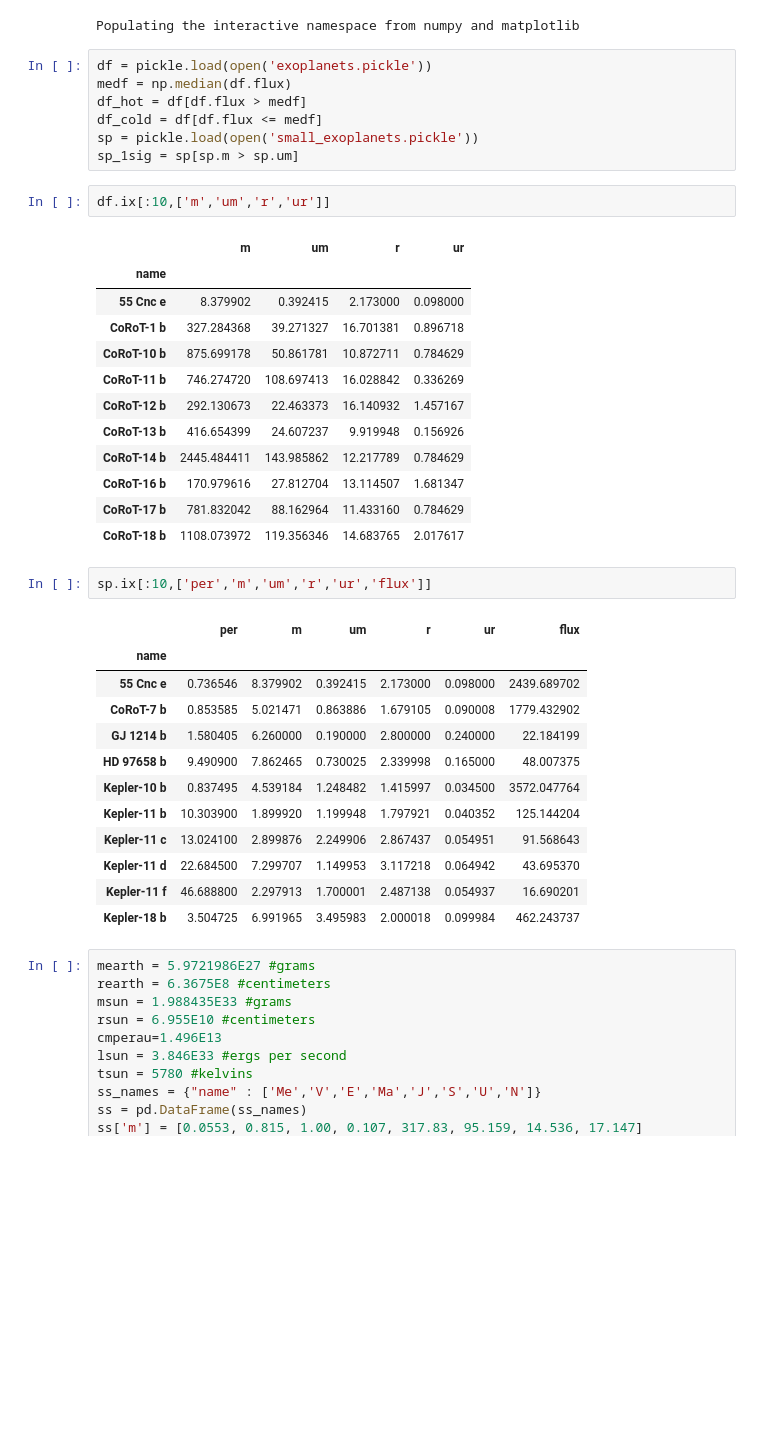
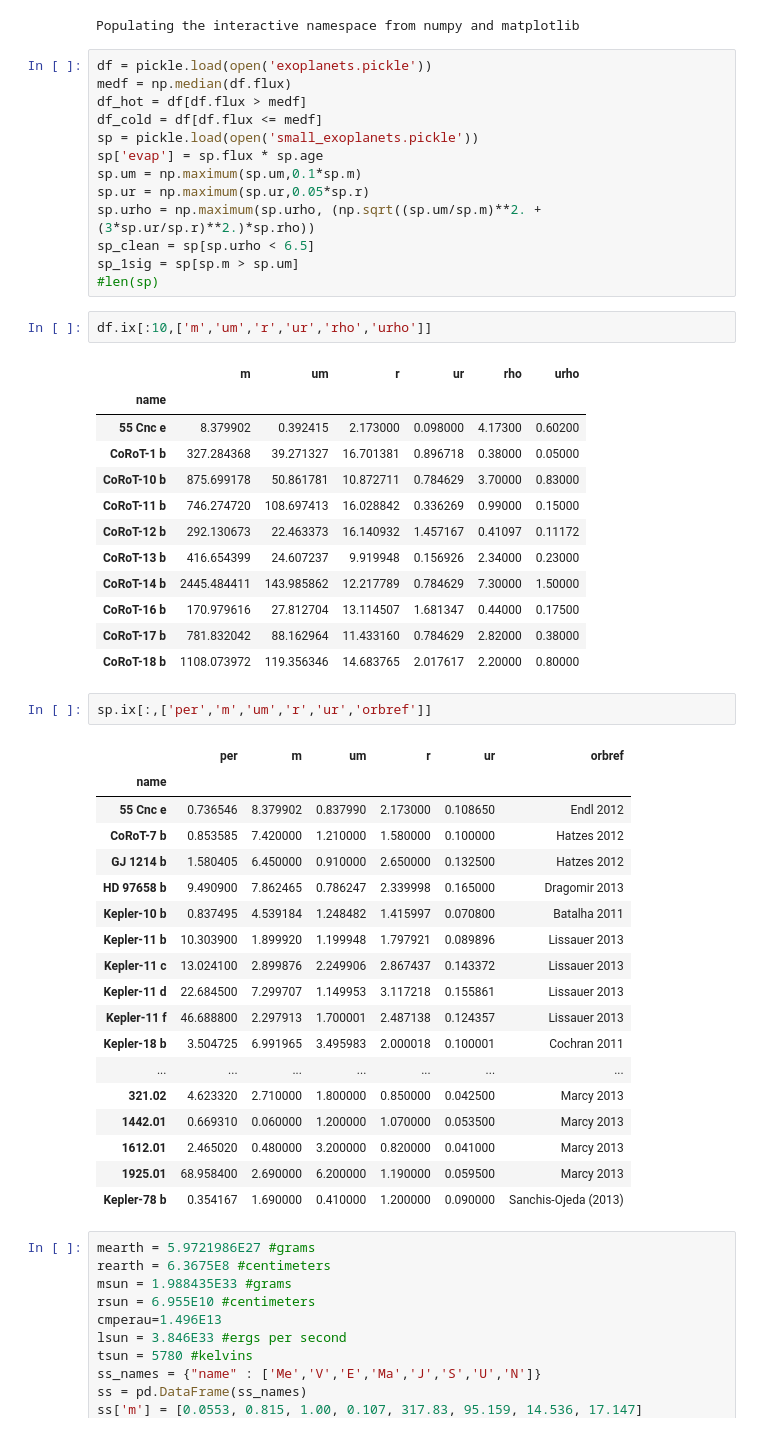
Before and after one commit to sealauren/mrf, a Jupyter notebook: plot_mr.ipynb, the cells around one changed output. Saved outputs shown, nothing was run; the diff lists cells and outputs as text; blank space fills up the shorter version.

```diff
--- a/plot_mr.ipynb
+++ b/plot_mr.ipynb
@@ -12,37 +12,49 @@ medf = np.median(df.flux)
 df_hot = df[df.flux > medf]
 df_cold = df[df.flux <= medf]
 sp = pickle.load(open('small_exoplanets.pickle'))
+sp['evap'] = sp.flux * sp.age
+sp.um = np.maximum(sp.um,0.1*sp.m)
+sp.ur = np.maximum(sp.ur,0.05*sp.r)
+sp.urho = np.maximum(sp.urho, (np.sqrt((sp.um/sp.m)**2. + (3*sp.ur/sp.r)**2.)*sp.rho))
+sp_clean = sp[sp.urho < 6.5]
 sp_1sig = sp[sp.m > sp.um]
+#len(sp)
 # %%
-df.ix[:10,['m','um','r','ur']]
+df.ix[:10,['m','um','r','ur','rho','urho']]
 # %% [output]
-|  | m | um | r | ur |
-| name |  |  |  |  |
-| 55 Cnc e | 8.379902 | 0.392415 | 2.173000 | 0.098000 |
-| CoRoT-1 b | 327.284368 | 39.271327 | 16.701381 | 0.896718 |
-| CoRoT-10 b | 875.699178 | 50.861781 | 10.872711 | 0.784629 |
-| CoRoT-11 b | 746.274720 | 108.697413 | 16.028842 | 0.336269 |
-| CoRoT-12 b | 292.130673 | 22.463373 | 16.140932 | 1.457167 |
-| CoRoT-13 b | 416.654399 | 24.607237 | 9.919948 | 0.156926 |
-| CoRoT-14 b | 2445.484411 | 143.985862 | 12.217789 | 0.784629 |
-| CoRoT-16 b | 170.979616 | 27.812704 | 13.114507 | 1.681347 |
-| CoRoT-17 b | 781.832042 | 88.162964 | 11.433160 | 0.784629 |
-| CoRoT-18 b | 1108.073972 | 119.356346 | 14.683765 | 2.017617 |
+|  | m | um | r | ur | rho | urho |
+| name |  |  |  |  |  |  |
+| 55 Cnc e | 8.379902 | 0.392415 | 2.173000 | 0.098000 | 4.17300 | 0.60200 |
+| CoRoT-1 b | 327.284368 | 39.271327 | 16.701381 | 0.896718 | 0.38000 | 0.05000 |
+| CoRoT-10 b | 875.699178 | 50.861781 | 10.872711 | 0.784629 | 3.70000 | 0.83000 |
+| CoRoT-11 b | 746.274720 | 108.697413 | 16.028842 | 0.336269 | 0.99000 | 0.15000 |
+| CoRoT-12 b | 292.130673 | 22.463373 | 16.140932 | 1.457167 | 0.41097 | 0.11172 |
+| CoRoT-13 b | 416.654399 | 24.607237 | 9.919948 | 0.156926 | 2.34000 | 0.23000 |
+| CoRoT-14 b | 2445.484411 | 143.985862 | 12.217789 | 0.784629 | 7.30000 | 1.50000 |
+| CoRoT-16 b | 170.979616 | 27.812704 | 13.114507 | 1.681347 | 0.44000 | 0.17500 |
+| CoRoT-17 b | 781.832042 | 88.162964 | 11.433160 | 0.784629 | 2.82000 | 0.38000 |
+| CoRoT-18 b | 1108.073972 | 119.356346 | 14.683765 | 2.017617 | 2.20000 | 0.80000 |
 # %%
-sp.ix[:10,['per','m','um','r','ur','flux']]
+sp.ix[:,['per','m','um','r','ur','orbref']]
 # %% [output]
-|  | per | m | um | r | ur | flux |
+|  | per | m | um | r | ur | orbref |
 | name |  |  |  |  |  |  |
-| 55 Cnc e | 0.736546 | 8.379902 | 0.392415 | 2.173000 | 0.098000 | 2439.689702 |
-| CoRoT-7 b | 0.853585 | 5.021471 | 0.863886 | 1.679105 | 0.090008 | 1779.432902 |
-| GJ 1214 b | 1.580405 | 6.260000 | 0.190000 | 2.800000 | 0.240000 | 22.184199 |
-| HD 97658 b | 9.490900 | 7.862465 | 0.730025 | 2.339998 | 0.165000 | 48.007375 |
-| Kepler-10 b | 0.837495 | 4.539184 | 1.248482 | 1.415997 | 0.034500 | 3572.047764 |
-| Kepler-11 b | 10.303900 | 1.899920 | 1.199948 | 1.797921 | 0.040352 | 125.144204 |
-| Kepler-11 c | 13.024100 | 2.899876 | 2.249906 | 2.867437 | 0.054951 | 91.568643 |
-| Kepler-11 d | 22.684500 | 7.299707 | 1.149953 | 3.117218 | 0.064942 | 43.695370 |
-| Kepler-11 f | 46.688800 | 2.297913 | 1.700001 | 2.487138 | 0.054937 | 16.690201 |
-| Kepler-18 b | 3.504725 | 6.991965 | 3.495983 | 2.000018 | 0.099984 | 462.243737 |
+| 55 Cnc e | 0.736546 | 8.379902 | 0.837990 | 2.173000 | 0.108650 | Endl 2012 |
+| CoRoT-7 b | 0.853585 | 7.420000 | 1.210000 | 1.580000 | 0.100000 | Hatzes 2012 |
+| GJ 1214 b | 1.580405 | 6.450000 | 0.910000 | 2.650000 | 0.132500 | Hatzes 2012 |
+| HD 97658 b | 9.490900 | 7.862465 | 0.786247 | 2.339998 | 0.165000 | Dragomir 2013 |
+| Kepler-10 b | 0.837495 | 4.539184 | 1.248482 | 1.415997 | 0.070800 | Batalha 2011 |
+| Kepler-11 b | 10.303900 | 1.899920 | 1.199948 | 1.797921 | 0.089896 | Lissauer 2013 |
+| Kepler-11 c | 13.024100 | 2.899876 | 2.249906 | 2.867437 | 0.143372 | Lissauer 2013 |
+| Kepler-11 d | 22.684500 | 7.299707 | 1.149953 | 3.117218 | 0.155861 | Lissauer 2013 |
+| Kepler-11 f | 46.688800 | 2.297913 | 1.700001 | 2.487138 | 0.124357 | Lissauer 2013 |
+| Kepler-18 b | 3.504725 | 6.991965 | 3.495983 | 2.000018 | 0.100001 | Cochran 2011 |
+| ... | ... | ... | ... | ... | ... | ... |
+| 321.02 | 4.623320 | 2.710000 | 1.800000 | 0.850000 | 0.042500 | Marcy 2013 |
+| 1442.01 | 0.669310 | 0.060000 | 1.200000 | 1.070000 | 0.053500 | Marcy 2013 |
+| 1612.01 | 2.465020 | 0.480000 | 3.200000 | 0.820000 | 0.041000 | Marcy 2013 |
+| 1925.01 | 68.958400 | 2.690000 | 6.200000 | 1.190000 | 0.059500 | Marcy 2013 |
+| Kepler-78 b | 0.354167 | 1.690000 | 0.410000 | 1.200000 | 0.090000 | Sanchis-Ojeda (2013) |
 # %%
 mearth = 5.9721986E27 #grams
 rearth = 6.3675E8 #centimeters
```
Also changed, not shown: parts of 25 cells of this notebook, 26 other files.
